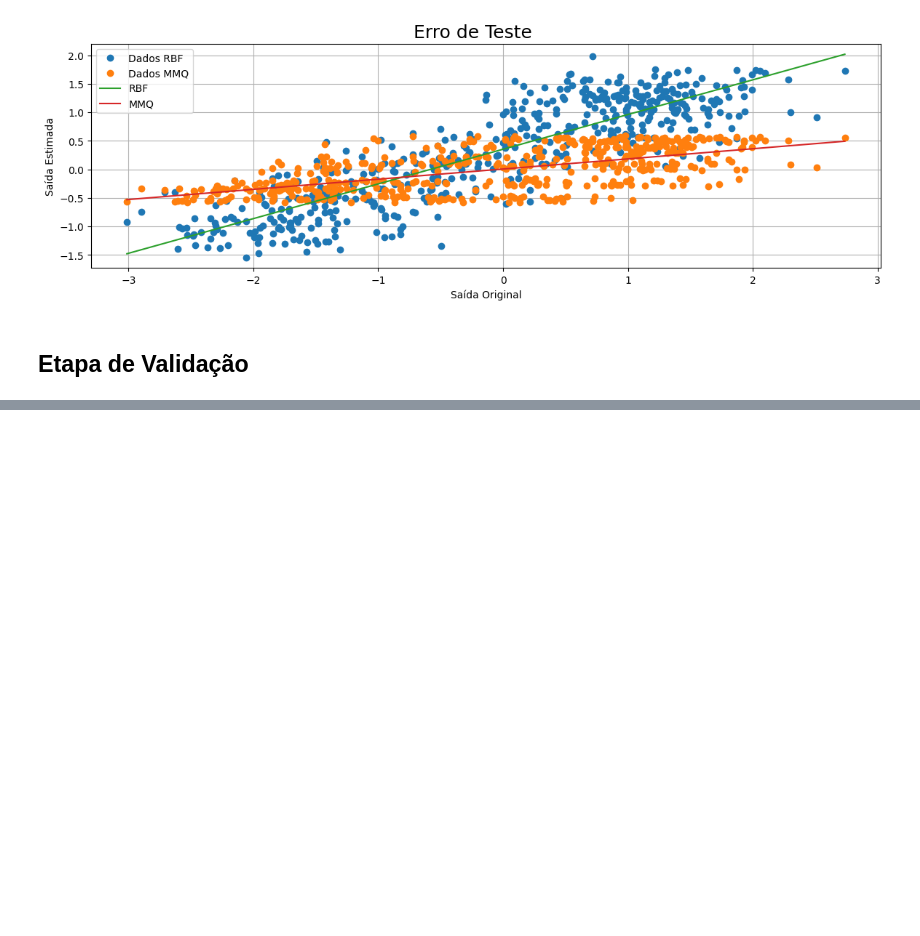
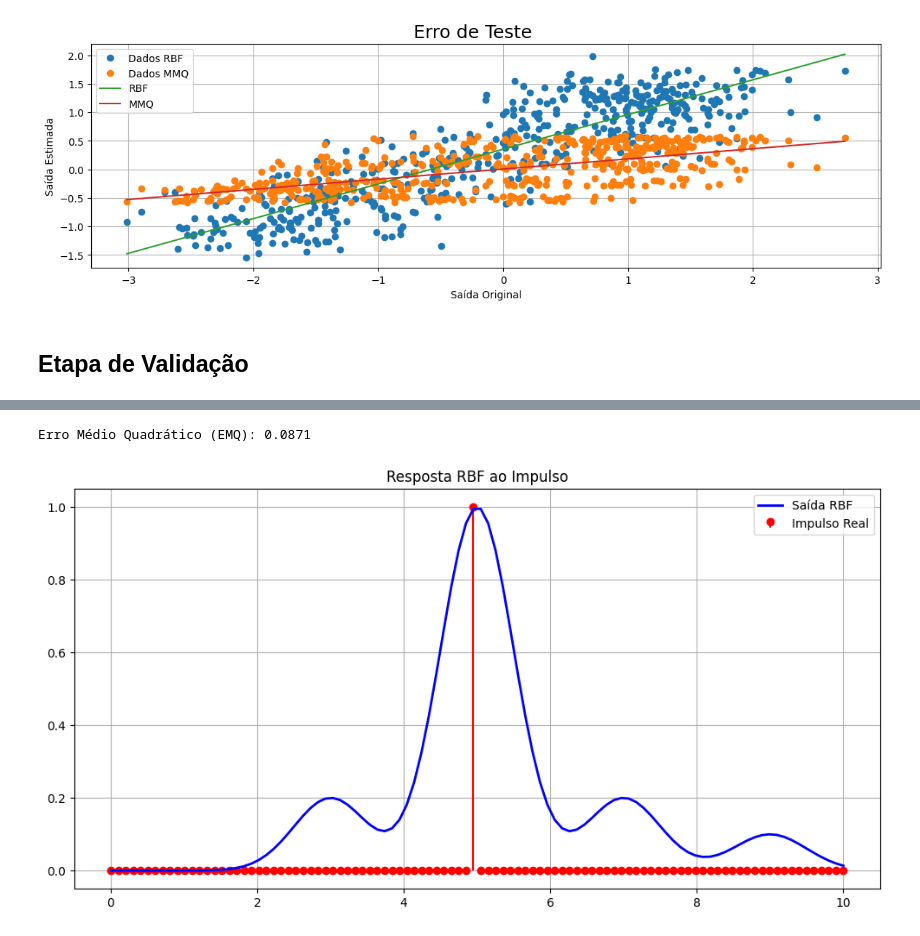
Before and after one commit to DanielMedeiros1/Projeto_MMQ_RBF_CN, a Jupyter notebook: Projeto_U2.ipynb, the cells around one changed output, grey strips where cells are left out. Cells and saved outputs as stored; diff of their text form; code cells hidden in the pictures; blank space fills up the shorter version.

```diff
--- a/Projeto_U2.ipynb
+++ b/Projeto_U2.ipynb
@@ -383,0 +444,37 @@ p_in = np.ones((len(u2)))
+# %%
+# Validação RBF do Impulso
+
+t = np.linspace(0, 10, 100)
+impulso = np.zeros_like(t)
+impulso[np.abs(t - 5.0).argmin()] = 1.0
+
+centros = np.array([3.0, 5.0, 7.0, 9.0])
+
+
+sigma = 0.5
+
+def rbf(x, c):
+    return np.exp(-(x - c)**2 / (2 * sigma**2))
+
+phi_val = np.zeros((len(t), len(centros)))
+
+for k in range(len(t)):
+    for i in range(len(centros)):
+        phi_val[k, i] = rbf(t[k], centros[i])
+
+saida_rbf = phi_val @ w
+
+EMQ = np.mean((impulso - saida_rbf) ** 2)
+print(f"Erro Médio Quadrático (EMQ): {EMQ:.4f}")
+
+
+plt.figure(figsize=(12,6))
+plt.stem(t, impulso,linefmt='r-', markerfmt='ro', basefmt=' ', label='Impulso Real')
+plt.plot(t, saida_rbf, 'b-', linewidth=2, label='Saída RBF')
+plt.title('Resposta RBF ao Impulso')
+plt.legend()
+plt.grid(True)
+plt.show()
+# %% [output]
+Erro Médio Quadrático (EMQ): 0.0871
+[figure, added]
```
Also changed, not shown: parts of 2 cells of this notebook.
